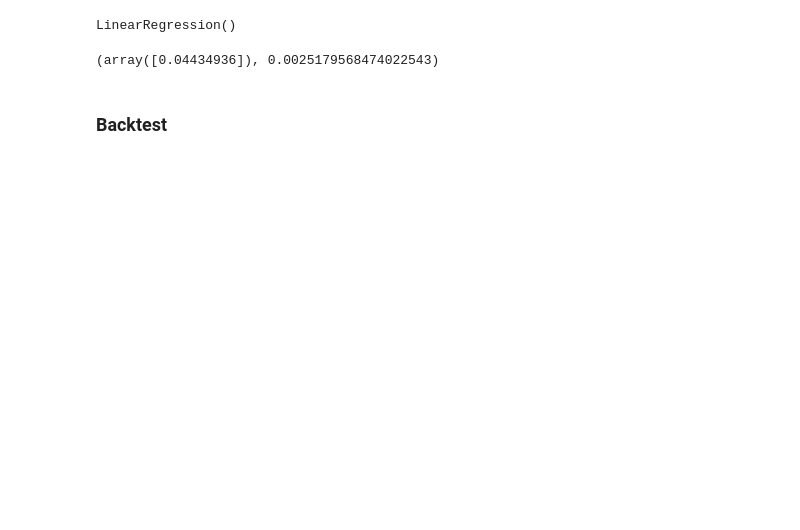
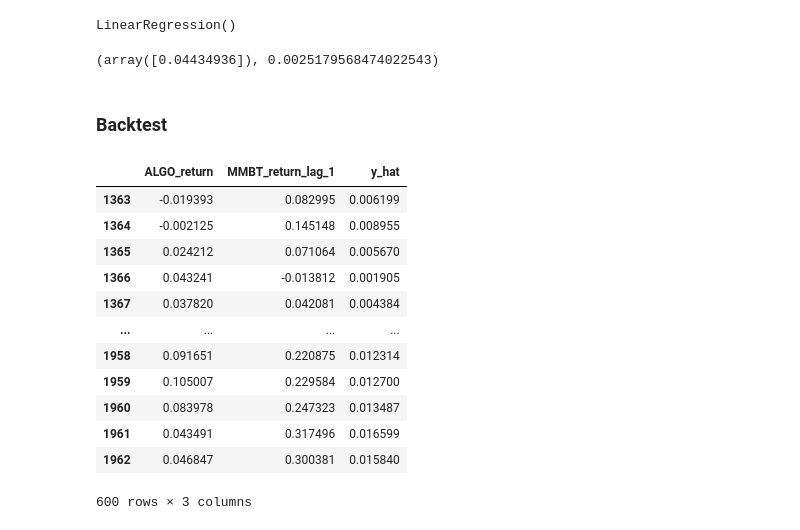
Before and after one commit to MRITUNJAYMADDHESHIYA/Research_Paper_Quant, a Jupyter notebook: 10_Algothon_Comp/main.ipynb, the cells around one changed output. Saved outputs shown, nothing was run; the diff lists cells and outputs as text; code cells hidden in the pictures; blank space fills up the shorter version.

```diff
--- a/10_Algothon_Comp/main.ipynb
+++ b/10_Algothon_Comp/main.ipynb
@@ -346,3 +346,22 @@ model.coef_, model.intercept_
 (array([0.04434936]), 0.0025179568474022543)
 # %% [markdown]
 ### Backtest
+# %%
+y_hat = model.predict(test_df[features])
+
+test_df['y_hat'] = y_hat
+test_df[[target] + features + ['y_hat']]
+# %% [output]
+|  | ALGO_return | MMBT_return_lag_1 | y_hat |
+| 1363 | -0.019393 | 0.082995 | 0.006199 |
+| 1364 | -0.002125 | 0.145148 | 0.008955 |
+| 1365 | 0.024212 | 0.071064 | 0.005670 |
+| 1366 | 0.043241 | -0.013812 | 0.001905 |
+| 1367 | 0.037820 | 0.042081 | 0.004384 |
+| ... | ... | ... | ... |
+| 1958 | 0.091651 | 0.220875 | 0.012314 |
+| 1959 | 0.105007 | 0.229584 | 0.012700 |
+| 1960 | 0.083978 | 0.247323 | 0.013487 |
+| 1961 | 0.043491 | 0.317496 | 0.016599 |
+| 1962 | 0.046847 | 0.300381 | 0.015840 |
+600 rows × 3 columns
```
Also changed, not shown: parts of 23 cells of this notebook.
